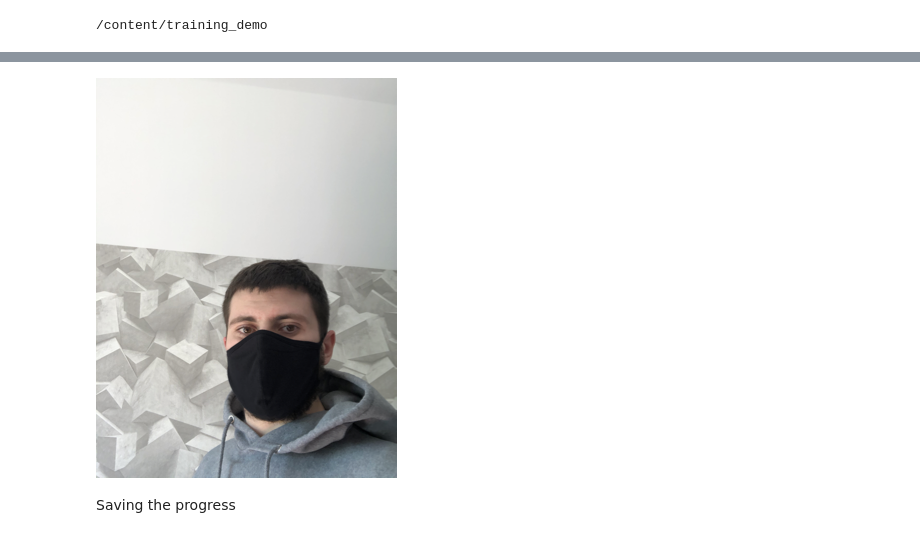
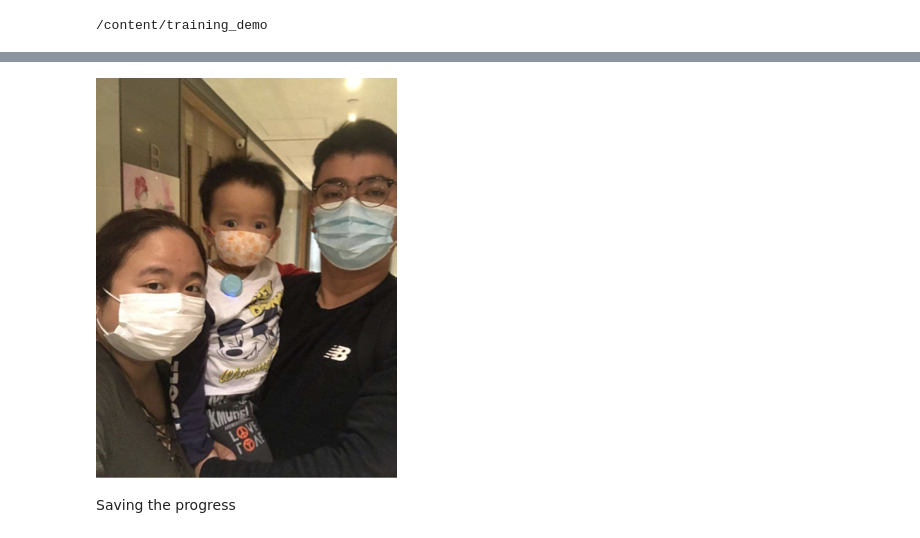
Before and after one commit to abhi-11nav/Face-Mask-Detection, a Jupyter notebook: Mask_Detection_Algorithm.ipynb, the cells around one changed output, grey strips where cells are left out. Drawn from its saved outputs; the diff is of its cells as text; code cells hidden in the pictures.

```diff
--- a/Mask_Detection_Algorithm.ipynb
+++ b/Mask_Detection_Algorithm.ipynb
@@ -380,7 +350,7 @@ for gpu in gpus:
     tf.config.experimental.set_memory_growth(gpu, True)
 
 # PROVIDE PATH TO IMAGE DIRECTORY
-IMAGE_PATHS = '/content/training_demo/images/test/maksssksksss117.png'
+IMAGE_PATHS = '/content/training_demo/images/test/maksssksksss200.png'
 
 
 # PROVIDE PATH TO MODEL DIRECTORY
@@ -398,7 +368,7 @@ import time
 from object_detection.utils import label_map_util
 from object_detection.utils import visualization_utils as viz_utils
 
-PATH_TO_SAVED_MODEL = PATH_TO_MODEL_DIR + "/saved_model"
+PATH_TO_SAVED_MODEL = PATH_TO_MODEL_DIR
 
 print('Loading model...', end='')
 start_time = time.time()
@@ -485,4 +455,4 @@ Running inference for /content/training_demo/images/test/maksssksksss117.png...
-[figure, old version]
+[figure, new version]
 # %% [markdown]
 Saving the progress
 # %%
```
Also changed, not shown: parts of 21 cells of this notebook.
